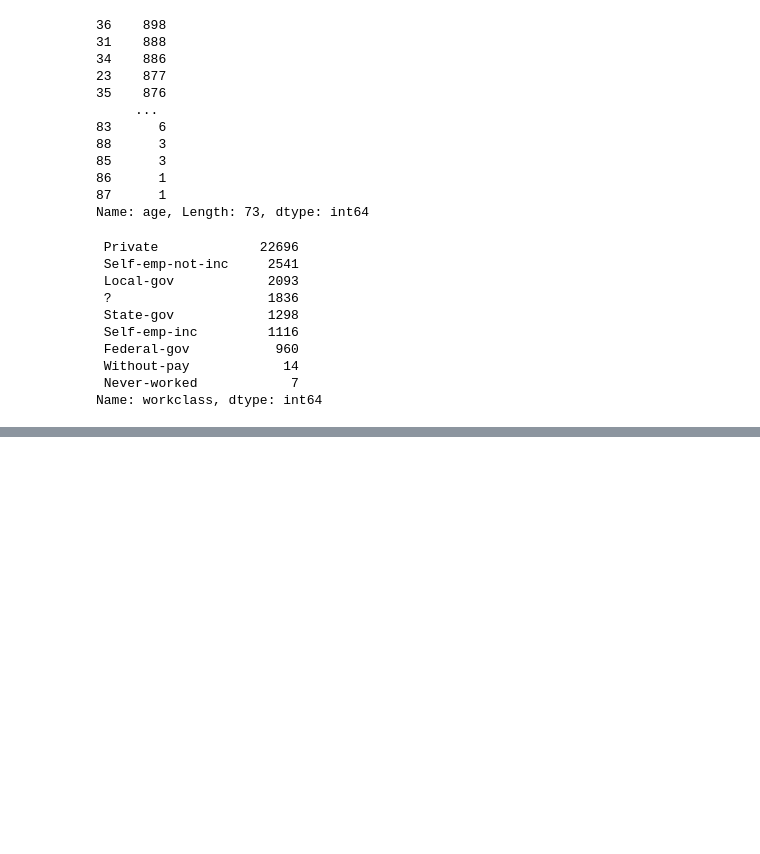
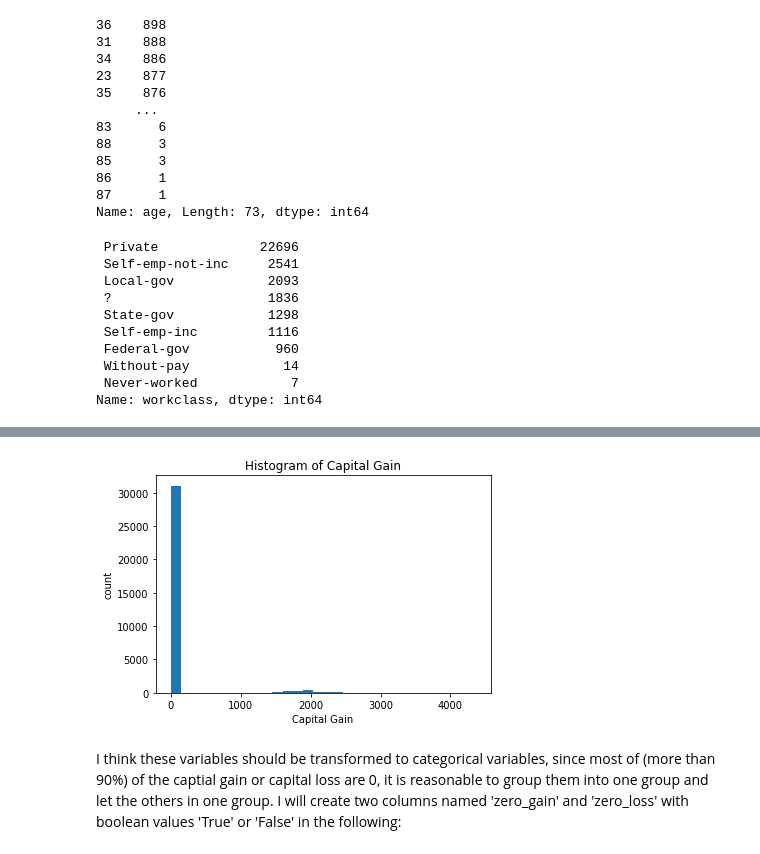
Before and after one commit to Runshi-Yang/JSC270-Assignment2, a Jupyter notebook: JSC270_Assignment2.ipynb, the cells around one changed output, grey strips where cells are left out. Cells and saved outputs as stored; diff of their text form; code cells hidden in the pictures; blank space fills up the shorter version.

```diff
--- a/JSC270_Assignment2.ipynb
+++ b/JSC270_Assignment2.ipynb
@@ -85,0 +281,10 @@ Name: workclass, dtype: int64
+# %%
+plt.hist(income94.capital_loss, bins = 30)
+plt.title('Histogram of Capital Gain')
+plt.xlabel('Capital Gain')
+plt.ylabel('count')
+plt.show()
+# %% [output]
+[figure, added]
+# %% [markdown]
+I think these variables should be transformed to categorical variables, since most of (more than 90%) of the captial gain or capital loss are 0, it is reasonable to group them into one group and let the others in one group. I will create two columns named 'zero_gain' and 'zero_loss' with boolean values 'True' or 'False' in the following:
```
Also changed, not shown: parts of 40 cells of this notebook.
